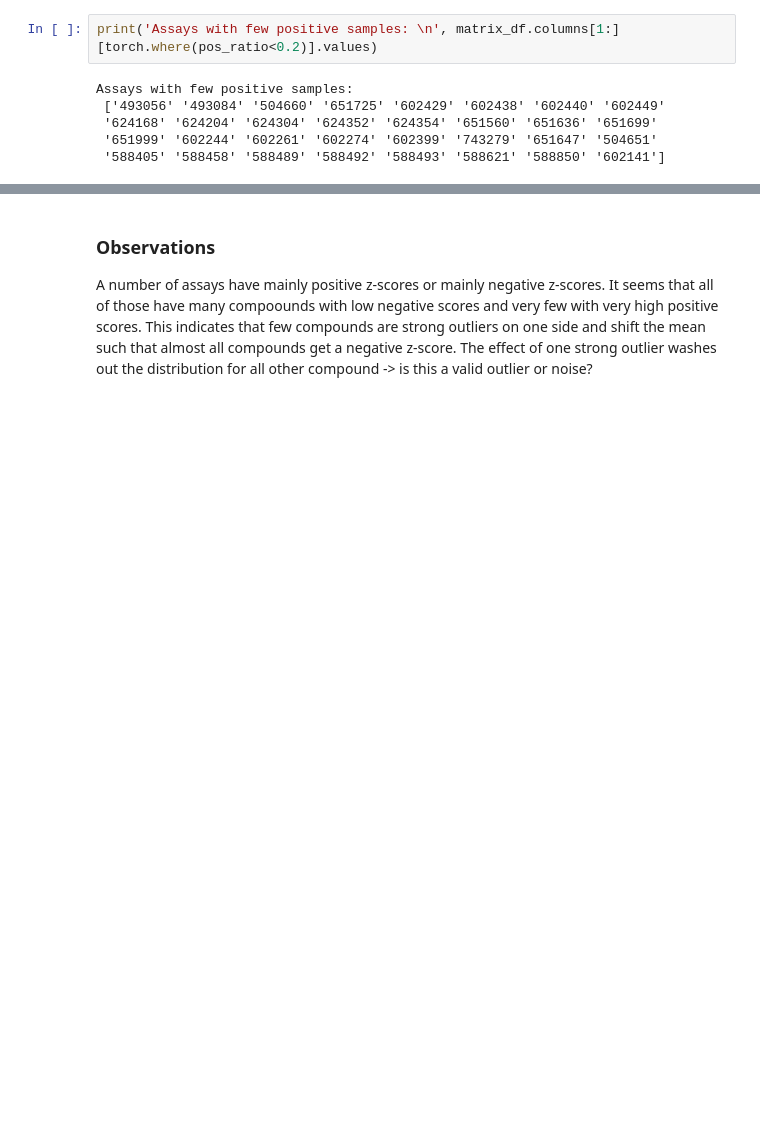
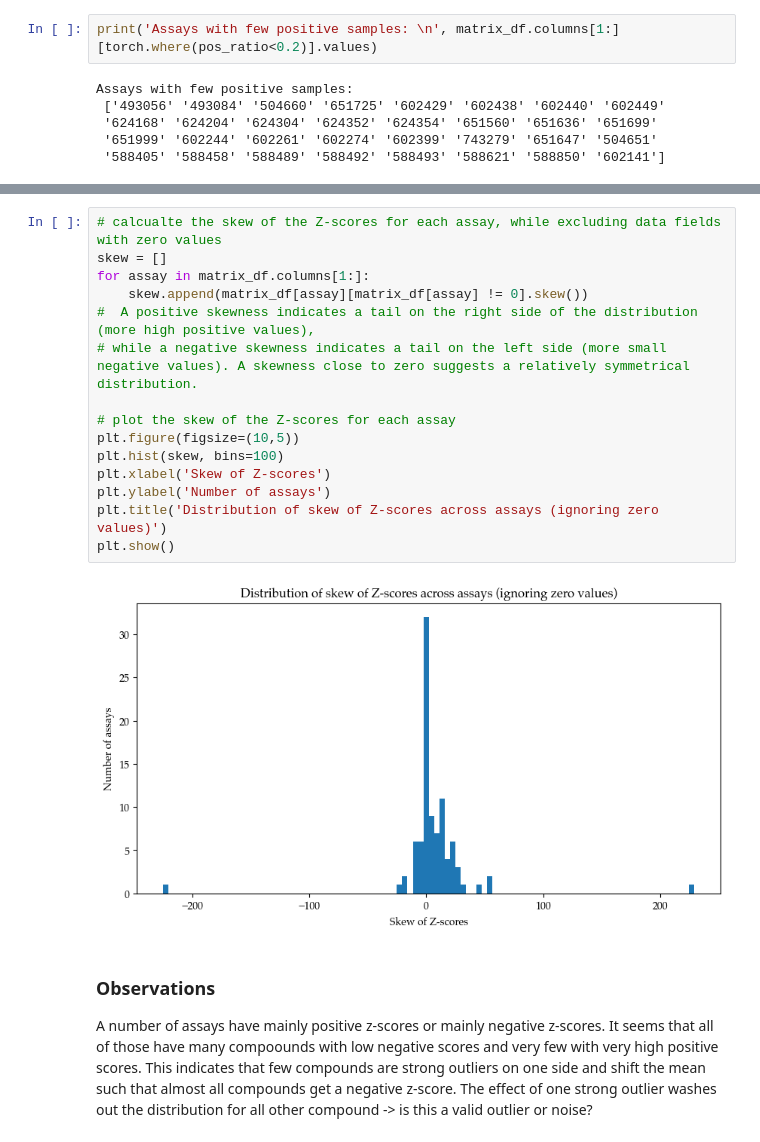
Before and after one commit to davidkubanek/Thesis, a Jupyter notebook: HTS_fingerprints.ipynb, the cells around one changed output, grey strips where cells are left out. Saved outputs shown, nothing was run; the diff lists cells and outputs as text; blank space fills up the shorter version.

```diff
--- a/HTS_fingerprints.ipynb
+++ b/HTS_fingerprints.ipynb
@@ -651,3 +680,20 @@ plt.show()
+# %%
+# calcualte the skew of the Z-scores for each assay, while excluding data fields with zero values
+skew = []
+for assay in matrix_df.columns[1:]:
+    skew.append(matrix_df[assay][matrix_df[assay] != 0].skew())
+#  A positive skewness indicates a tail on the right side of the distribution (more high positive values),
+# while a negative skewness indicates a tail on the left side (more small negative values). A skewness close to zero suggests a relatively symmetrical distribution.
+
+# plot the skew of the Z-scores for each assay
+plt.figure(figsize=(10,5))
+plt.hist(skew, bins=100)
+plt.xlabel('Skew of Z-scores')
+plt.ylabel('Number of assays')
+plt.title('Distribution of skew of Z-scores across assays (ignoring zero values)')
+plt.show()
+# %% [output]
+[figure, added]
 # %% [markdown]
 ### Observations
 A number of assays have mainly positive z-scores or mainly negative z-scores.
```
Also changed, not shown: parts of 15 cells of this notebook.
